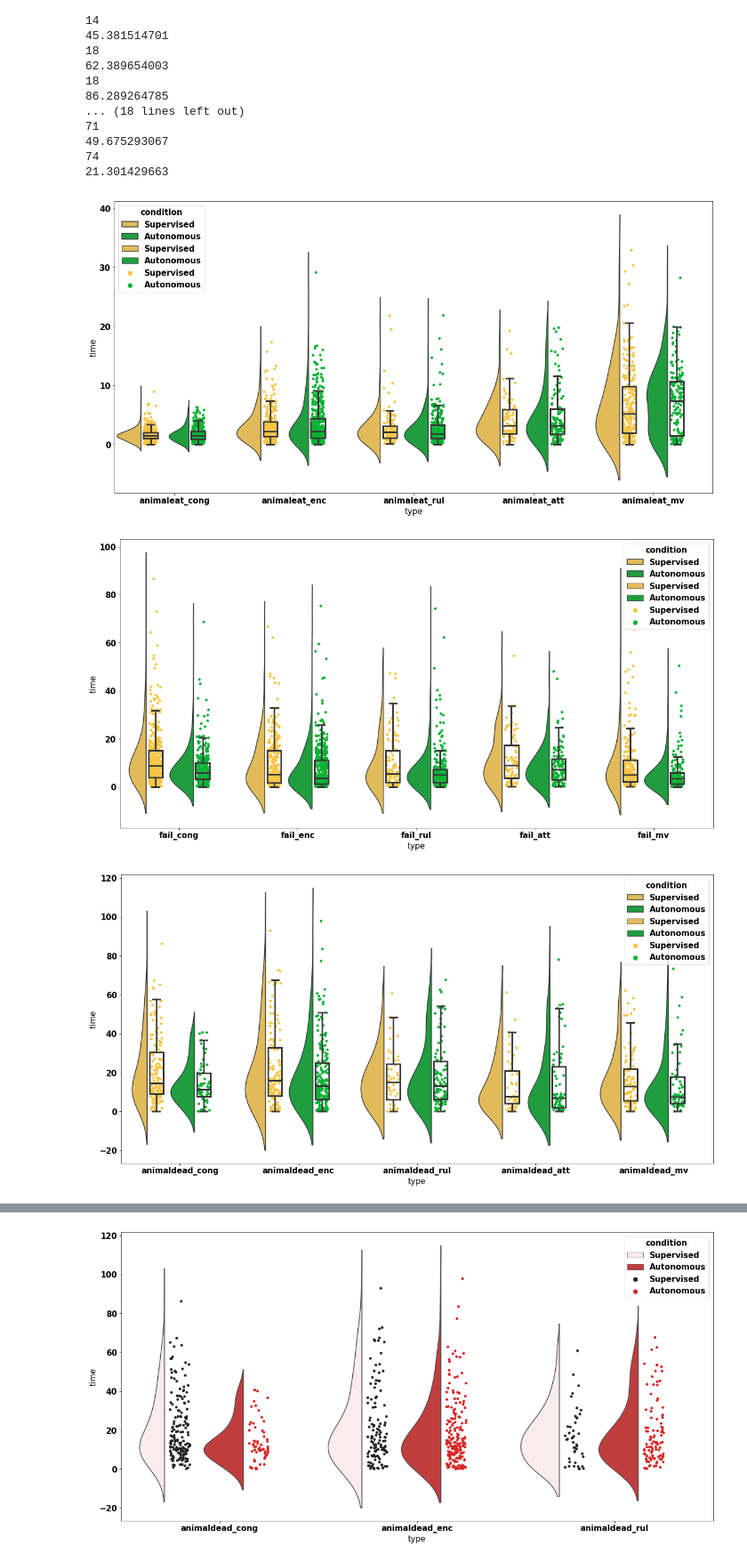
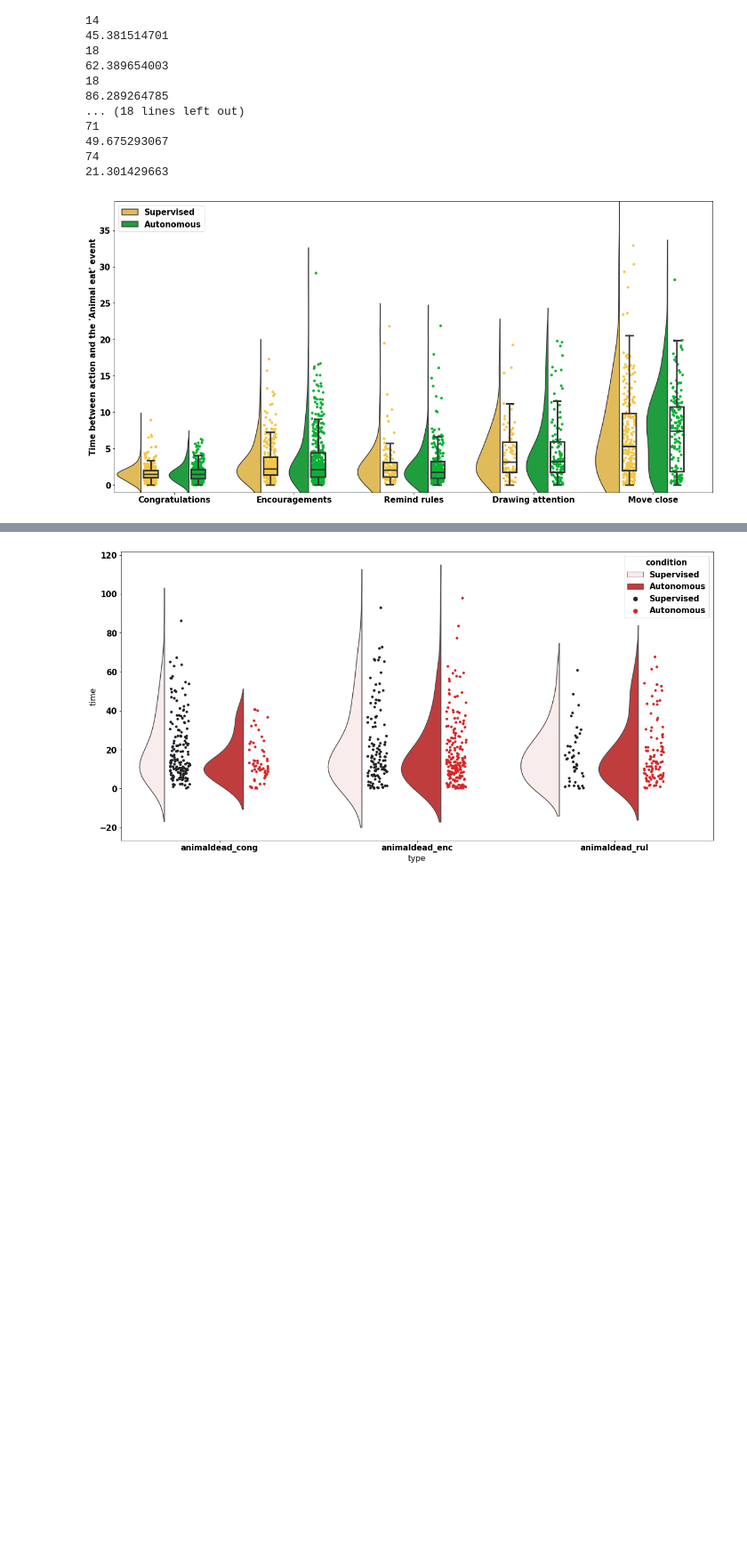
Before and after one commit to emmanuel-senft/data-foodchain, a Jupyter notebook: analyse.ipynb, the cells around one changed output, grey strips where cells are left out. Shown at 89% size. Cells and saved outputs as stored; diff of their text form; code cells hidden in the pictures; blank space fills up the shorter version.

Commit message:
New plots

```diff
--- a/analyse.ipynb
+++ b/analyse.ipynb
@@ -20,6 +20,10 @@ import seaborn as sns
 # raincloud plots: https://github.com/RainCloudPlots/RainCloudPlots
 import ptitprince as pt
 import copy
+font = {'family' : 'normal',
+        'weight' : 'bold',
+        'size'   : 15}
+plt.rc('font', **font)
 # %%
 df=pd.read_csv("df.csv")
 path = "../figs/"
@@ -598,7 +602,7 @@ for i,c in enumerate(data):
 74
 21.301429663
 # %%
-def get_frame(event_list):
+def get_frame_time(event_list):
     d_e={"type":[],"time":[],"condition":[]}
     for i in event_list:
         t1=get_time_between(sup_event,i[0],i[1])
@@ -620,6 +624,8 @@ def fancy_plot(data):
     hue="condition"
     y="time"
     palette=[ "#F7C544", "#0AB234"]
+    f, (ax) = plt.subplots(1, 1)
+
     sns.stripplot(x=x, y=y, hue=hue, data=data,dodge=True,palette=palette, jitter=True,zorder=-1)
     bplot=sns.boxplot(x=x, y=y, hue=hue, data=data,dodge=True,palette=palette,linewidth=3,
                       width=.24,whis=1.5,zorder=5,boxprops={'facecolor':'None'}, fliersize=0)
@@ -633,16 +639,25 @@ def fancy_plot(data):
             bplot.lines[(2*i+1)*n+j].set_transform(bplot.lines[(2*i+1)*n+j].get_transform() + t)
     pt.half_violinplot(x=x, y=y, data=data, hue=hue, palette=palette, cut = 2, bw=.5,
                       scale="area", width=.8, inner = None, orient="v", offset=.08)
-    #plt.ylim([0,20])
+
+    handles, labels = ax.get_legend_handles_labels()
+    l = ax.legend(handles[0:2], labels[0:2], loc='upper left',prop={'size': font["size"]})
+
+    action_labels=[ "Congratulations", "Encouragements","Remind rules", "Drawing attention","Move close"]
+    locs, labels = plt.xticks()
+    plt.xticks(locs, action_labels, rotation=0)
+    plt.xlabel("", **font)
+    plt.ylabel("Time between action and the 'Animal eat' event", **font)
+    plt.ylim([-1,39])
     plt.show()
+    if saving:
+        f.savefig("timing_actions_animal_eat.pdf",bbox_inches="tight")
 # %%
-events=["animaleat","fail","animaldead"]
-actions=["cong","enc","rul","att","mv"]
+events=["animaleat"]#,"fail","animaldead"]
+actions=["cong","enc","rul","att","mvc"]
 for ev in events:
-    fancy_plot(get_frame([[ev,a] for a in actions]))
+    fancy_plot(get_frame_time([[ev,a] for a in actions]))
 
-fancy_plot(get_frame([[a,a] for a in actions]))
+#fancy_plot(get_frame_time([[a,a] for a in actions]))
 # %% [output]
-[figure, old version]
+[figure, new version]
-[figure, removed]
-[figure, removed]
```
Also changed, not shown: parts of 6 cells of this notebook.
